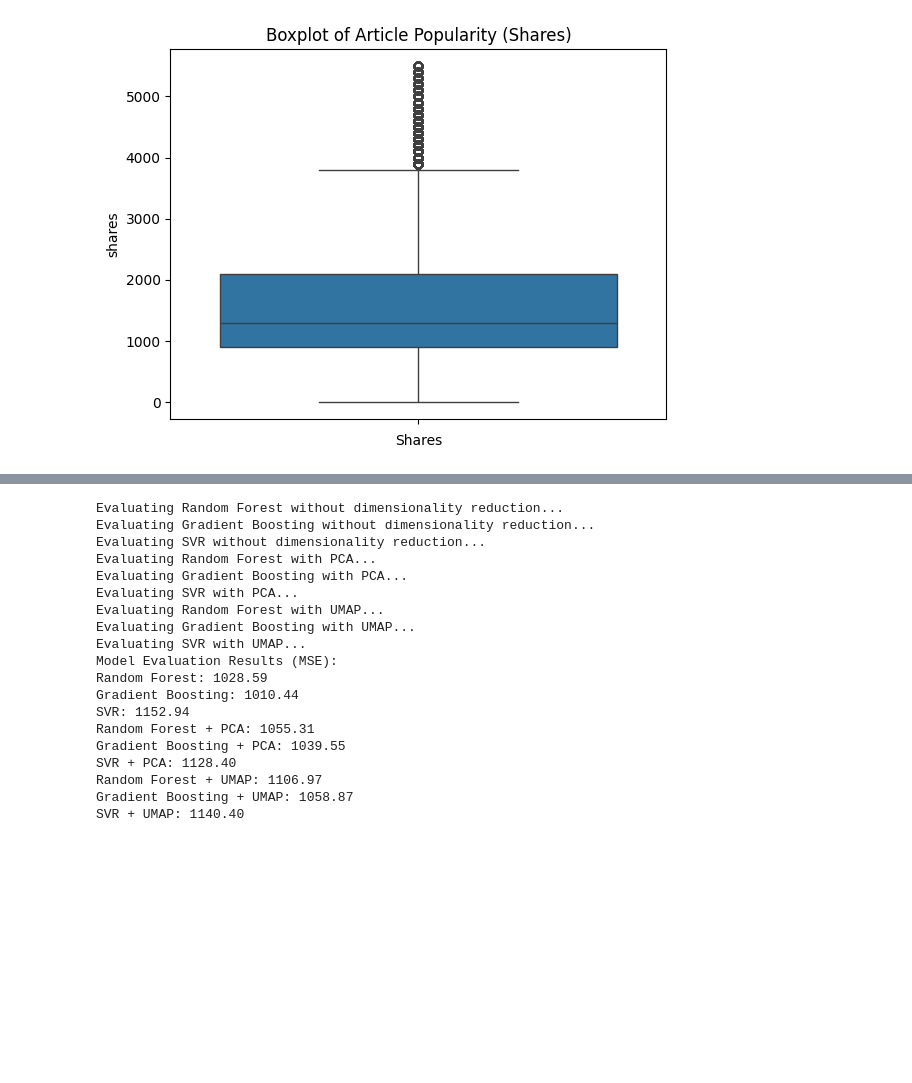
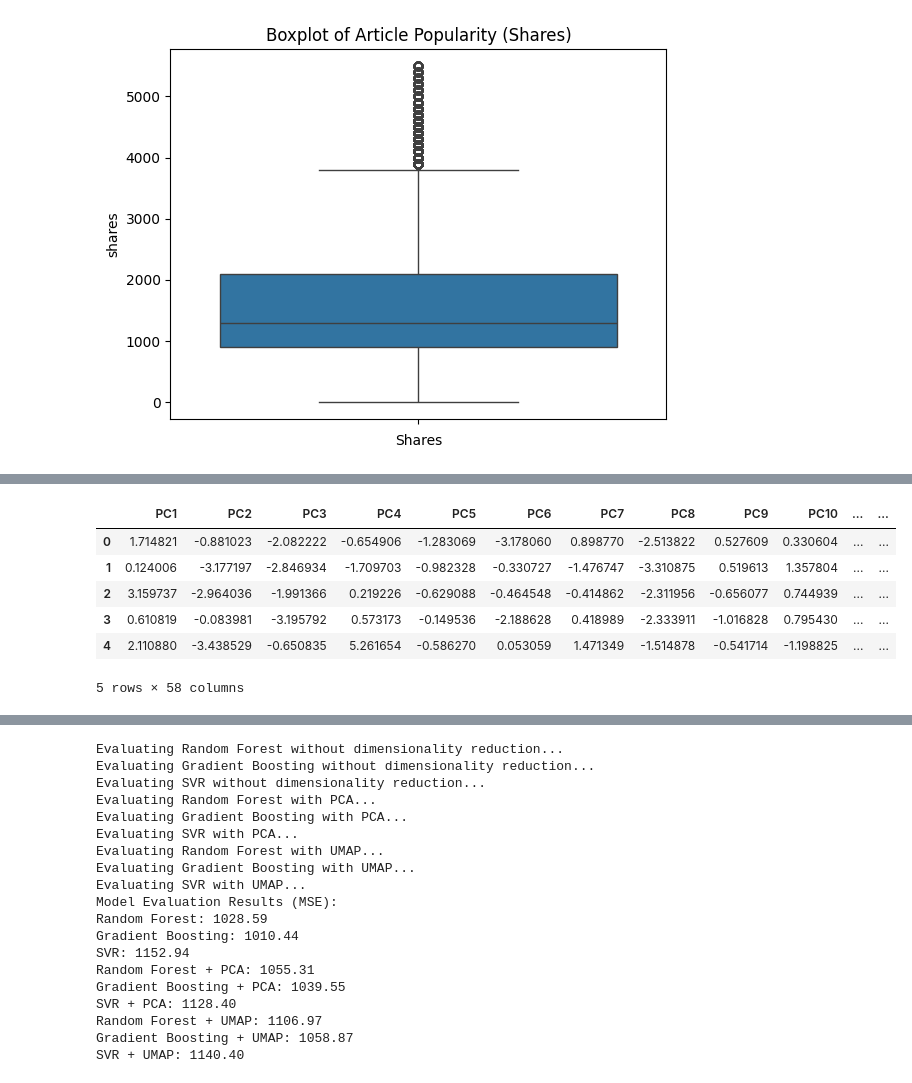
Before and after one commit to hafiz-Abdullahshahzad-DS/Data-Analysis-with-Abdullah, a Jupyter notebook: NewsPopularityWork/PopularityNotebook.ipynb, the cells around one changed output, grey strips where cells are left out. Saved outputs shown, nothing was run; the diff lists cells and outputs as text; code cells hidden in the pictures; blank space fills up the shorter version.

```diff
--- a/NewsPopularityWork/PopularityNotebook.ipynb
+++ b/NewsPopularityWork/PopularityNotebook.ipynb
@@ -158,0 +234,14 @@ df.drop(columns=['url', 'timedelta'], inplace=True)
+# %%
+# Convert to dataframe
+component_names = [f"PC{i+1}" for i in range(X_pca.shape[1])]
+X_pca = pd.DataFrame(X_pca, columns=component_names)
+
+X_pca.head()
+# %% [output]
+|  | PC1 | PC2 | PC3 | PC4 | PC5 | PC6 | PC7 | PC8 | PC9 | PC10 | ... | ... |
+| 0 | 1.714821 | -0.881023 | -2.082222 | -0.654906 | -1.283069 | -3.178060 | 0.898770 | -2.513822 | 0.527609 | 0.330604 | ... | ... |
+| 1 | 0.124006 | -3.177197 | -2.846934 | -1.709703 | -0.982328 | -0.330727 | -1.476747 | -3.310875 | 0.519613 | 1.357804 | ... | ... |
+| 2 | 3.159737 | -2.964036 | -1.991366 | 0.219226 | -0.629088 | -0.464548 | -0.414862 | -2.311956 | -0.656077 | 0.744939 | ... | ... |
+| 3 | 0.610819 | -0.083981 | -3.195792 | 0.573173 | -0.149536 | -2.188628 | 0.418989 | -2.333911 | -1.016828 | 0.795430 | ... | ... |
+| 4 | 2.110880 | -3.438529 | -0.650835 | 5.261654 | -0.586270 | 0.053059 | 1.471349 | -1.514878 | -0.541714 | -1.198825 | ... | ... |
+5 rows × 58 columns
```
Also changed, not shown: parts of 5 cells of this notebook.
